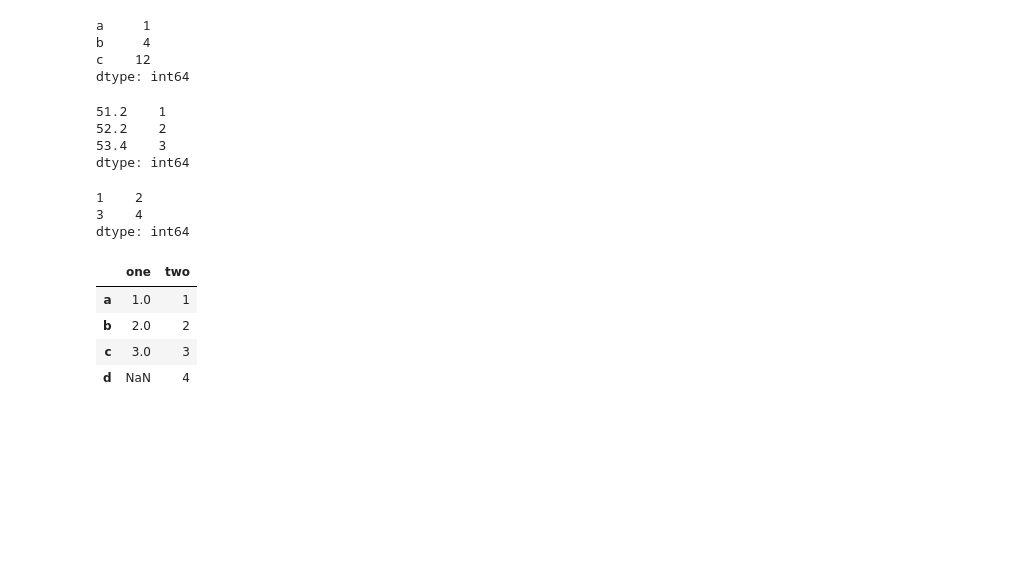
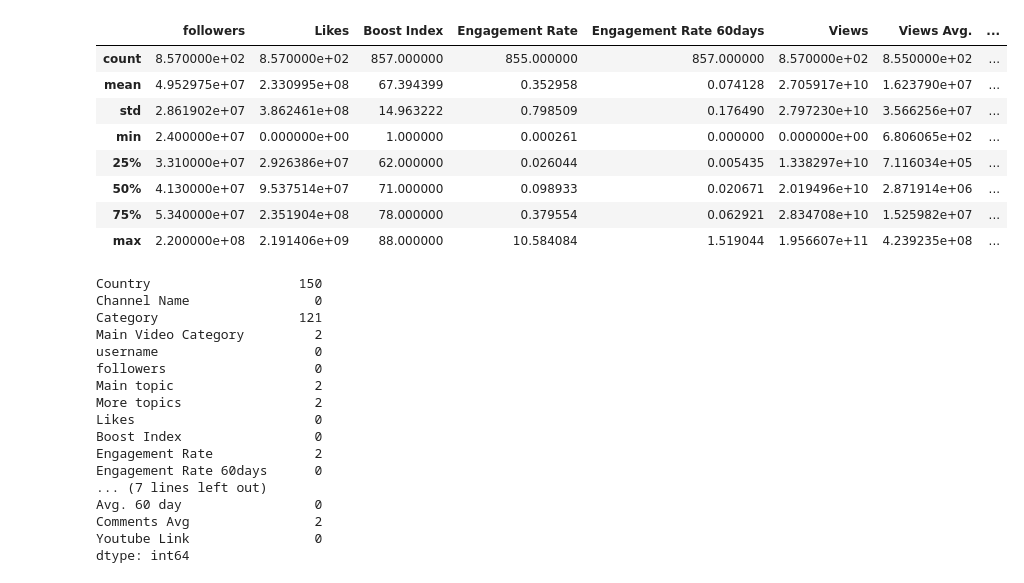
Before and after one commit to Arya-A-Nair/SY, a Jupyter notebook: Python/EXP4/script.ipynb, the cells around one changed output. Saved outputs shown, nothing was run; the diff lists cells and outputs as text; code cells hidden in the pictures; blank space fills up the shorter version.

```diff
--- a/Python/EXP4/script.ipynb
+++ b/Python/EXP4/script.ipynb
@@ -21,42 +5,34 @@ dtype: int64
-# %%
-s=pd.Series([1,2,3],index=['a','b','c'])
-t=pd.Series([1,2,4],index=['a','b','c'])
-s*t
-# %% [output]
-a     1
-b     4
-c    12
-dtype: int64
-# %%
-data=np.array([1,2,3,4,5,6,7,8])
-s=pd.Series(data,index=[51.2,52.2,53.4,54.0,55,56,57,58])
-s.iloc[:3]
-# %% [output]
-51.2    1
-52.2    2
-53.4    3
-dtype: int64
-# %%
-temp=pd.Series([1,2,3,4])
-btemp=[]
-for i in temp:
-    if i%2==0:
-        btemp+=[True]
-    else:
-        btemp+=[False]
-temp[btemp]
-# %% [output]
-1    2
-3    4
-dtype: int64
-# %%
-d1={'one':pd.Series([1,2,3],index=['a','b','c']),
-'two':pd.Series([1,2,3,4],index=['a','b','c','d'])}
-df=pd.DataFrame(d1)
-df
-# %% [output]
-|  | one | two |
-| a | 1.0 | 1 |
-| b | 2.0 | 2 |
-| c | 3.0 | 3 |
-| d | NaN | 4 |
+# %%
+df=pd.read_csv("data.csv")
+# %%
+df.describe()
+# %% [output]
+|  | followers | Likes | Boost Index | Engagement Rate | Engagement Rate 60days | Views | Views Avg. | ... |
+| count | 8.570000e+02 | 8.570000e+02 | 857.000000 | 855.000000 | 857.000000 | 8.570000e+02 | 8.550000e+02 | ... |
+| mean | 4.952975e+07 | 2.330995e+08 | 67.394399 | 0.352958 | 0.074128 | 2.705917e+10 | 1.623790e+07 | ... |
+| std | 2.861902e+07 | 3.862461e+08 | 14.963222 | 0.798509 | 0.176490 | 2.797230e+10 | 3.566256e+07 | ... |
+| min | 2.400000e+07 | 0.000000e+00 | 1.000000 | 0.000261 | 0.000000 | 0.000000e+00 | 6.806065e+02 | ... |
+| 25% | 3.310000e+07 | 2.926386e+07 | 62.000000 | 0.026044 | 0.005435 | 1.338297e+10 | 7.116034e+05 | ... |
+| 50% | 4.130000e+07 | 9.537514e+07 | 71.000000 | 0.098933 | 0.020671 | 2.019496e+10 | 2.871914e+06 | ... |
+| 75% | 5.340000e+07 | 2.351904e+08 | 78.000000 | 0.379554 | 0.062921 | 2.834708e+10 | 1.525982e+07 | ... |
+| max | 2.200000e+08 | 2.191406e+09 | 88.000000 | 10.584084 | 1.519044 | 1.956607e+11 | 4.239235e+08 | ... |
+# %%
+df.isnull().sum()
+# %% [output]
+Country                   150
+Channel Name                0
+Category                  121
+Main Video Category         2
+username                    0
+followers                   0
+Main topic                  2
+More topics                 2
+Likes                       0
+Boost Index                 0
+Engagement Rate             2
+Engagement Rate 60days      0
+... (7 lines left out)
+Avg. 60 day                 0
+Comments Avg                2
+Youtube Link                0
+dtype: int64
```
Also changed, not shown: parts of 17 cells of this notebook, 9 other files.
